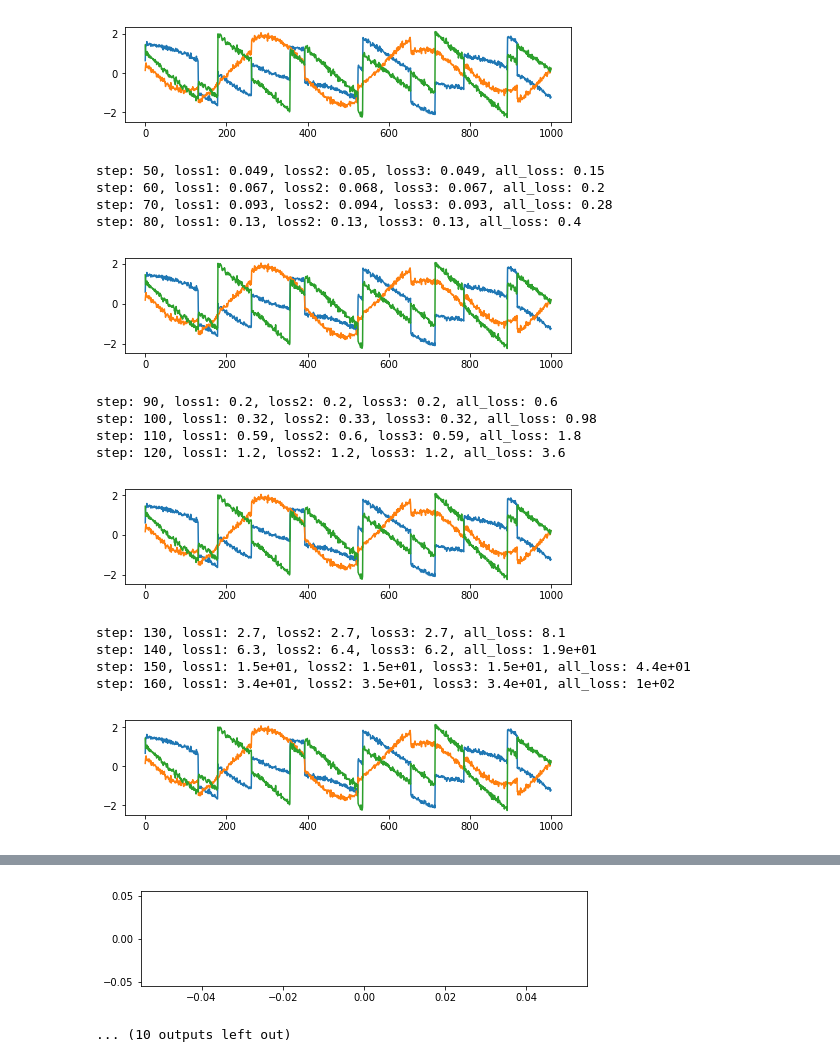
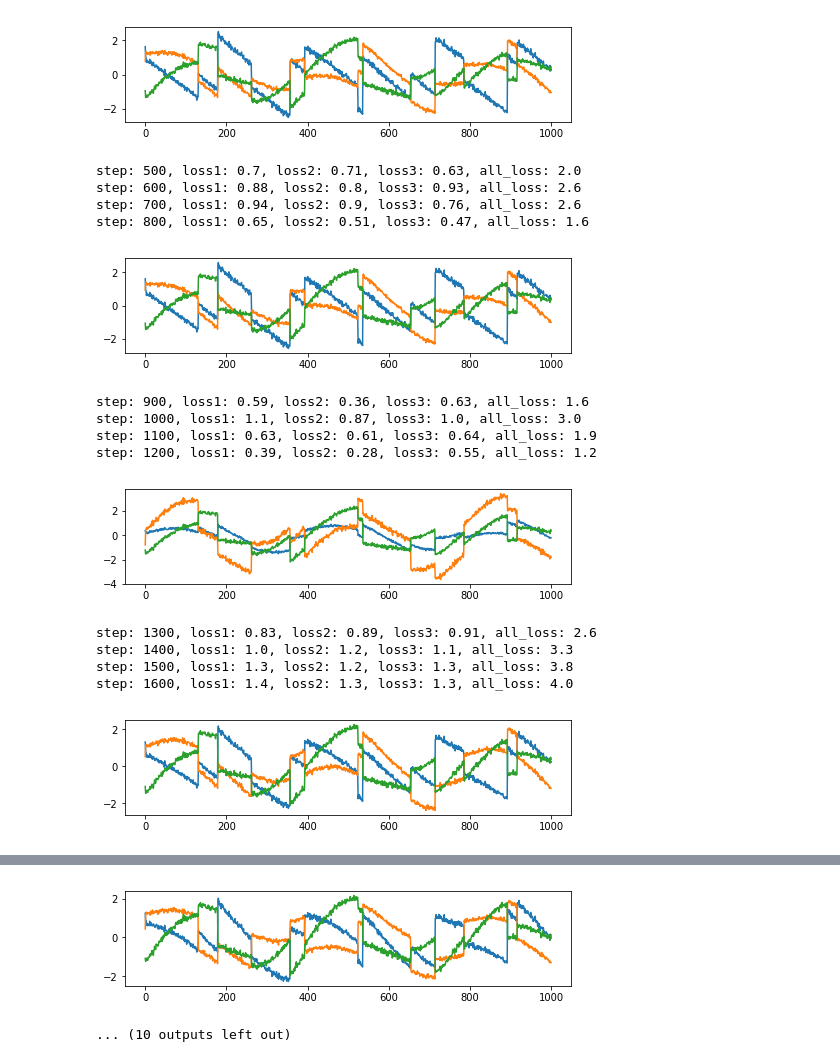
Before and after one commit to wiskott-lab/gradient-based-ica-GrICA, a Jupyter notebook: bss3-regularization-merge.ipynb, the cells around one changed output, grey strips where cells are left out. Drawn from its saved outputs; the diff is of its cells as text; code cells hidden in the pictures.

```diff
--- a/bss3-regularization-merge.ipynb
+++ b/bss3-regularization-merge.ipynb
@@ -10,17 +10,16 @@ n_out = 3
 # %%
 N = 1000
 
-encoding_x = tf.placeholder("float", [N,3])
-
+encoding_x = tf.placeholder("float", [N, n_out])
 with tf.name_scope("encoder"):
     dense0 = tf.keras.layers.Dense(n_out)(encoding_x)
 encoder_var_list = tf.get_collection(tf.GraphKeys.GLOBAL_VARIABLES, scope='encoder')
 
 dense = alt_power_whitening(dense0, n_out, 50)[0]
 # %%
-n_hidden = 32
+n_hidden = 64
 
-y1, y2, y3 = tf.split(dense, n_out, axis=1)
+y1, y2, y3 = tf.split(dense, 3, axis=1)
 # %%
 x1 = tf.concat([y2, y3], axis=1)
 y_1 = permute_y(y1, N)
@@ -86,41 +81,18 @@ encoder_lr = 0.005
 
 train_encoders = tf.train.AdamOptimizer(encoder_lr).minimize(total_encoder_loss, var_list=encoder_var_list)
 
-regularizer = tf.contrib.layers.l2_regularizer(scale=0.1)
+regularizer = tf.contrib.layers.l2_regularizer(scale=0.001)
 
 for var in estimator_var_list:
     tf.add_to_collection(tf.GraphKeys.REGULARIZATION_LOSSES, var)
 reg_variables = tf.get_collection(tf.GraphKeys.REGULARIZATION_LOSSES)
 reg_term = tf.contrib.layers.apply_regularization(regularizer, reg_variables)
 estimator_loss += reg_term
-train_estimators =  tf.contrib.opt.NadamOptimizer(0.0005).minimize(estimator_loss, var_list=estimator_var_list)
+train_estimators =  tf.contrib.opt.NadamOptimizer(0.005).minimize(estimator_loss, var_list=estimator_var_list)
 # %%
 %matplotlib inline
-import matplotlib.pyplot as plt
-import numpy as np
-from sklearn.decomposition import FastICA
-from scipy import signal
 
-time = np.linspace(0, 8, N)
-
-s1 = np.sin(2 * time)                       # Signal 1 : sinusoidal signal
-s2 = np.sign(np.sin(3 * time))              # Signal 2 : square signal
-s3 = signal.sawtooth(1.4 * np.pi * time)    # Signal 3 : saw tooth signal
-
-S = np.c_[s1, s2, s3]
-S += 0.05 * np.random.normal(size=S.shape)  # Add noise
-
-S /= S.std(axis=0)  # Standardize data
-# Mix data
-A = np.array([[1  , 1, 1],
-              [0.5, 2, 1.0],
-              [1.5, 1.0, 2.0]])  # Mixing matrixX = np.dot(S, A.T)  # Generate observations
-X = np.dot(S, A.T)  # Generate observations
-
-# Solve the task with FastICA
-ica = FastICA(n_components=3)
-S_ = ica.fit_transform(X)  # Reconstruct signals
-
+X, ica, S, S_ = bss3_experiment(N)
 
 models = [X, S, S_]
 names = ['Observations (mixed signal)', 'True Sources', 'ICA features']
@@ -139,20 +109,21 @@ shuffled_x = np.array(X)
 # %%
 from random import shuffle
+shuffled_x = np.array(X)
 init = tf.global_variables_initializer()
 with tf.Session() as sess:
     sess.run(init)
     for i in range(4001):
         np.random.shuffle(shuffled_x)
         current_loss1, current_loss2, current_loss3, _ = sess.run([loss1,
-                                                    loss2, loss3, train_estimators], feed_dict={encoding_x:shuffled_x})
+                                                    loss2, loss3, train_estimators], feed_dict={encoding_x:X})
 
         if i % 7   is 0:
-            _ = sess.run(train_encoders, feed_dict={encoding_x:shuffled_x})
+            _ = sess.run(train_encoders, feed_dict={encoding_x:X})
 
-        if i % 10 is 0:
+        if i % 100 is 0:
             print("step: {}, loss1: {:.2}, loss2: {:.2}, loss3: {:.2}, all_loss: {:.2}".format(i,
                                 current_loss1, current_loss2, current_loss3, current_loss1+current_loss2+current_loss3))
-        if i % 40 is 0:
+        if i % 400 is 0:
             plt.figure(figsize=(8, 8))
             plt.subplot(4, 1, 1)
             encoding = sess.run(dense, feed_dict={encoding_x:X})
@@ -168,16 +139,16 @@ step: 40, loss1: 0.035, loss2: 0.035, loss3: 0.035, all_loss: 0.11
-[figure, old version]
+[figure, new version]
-step: 50, loss1: 0.049, loss2: 0.05, loss3: 0.049, all_loss: 0.15
-step: 60, loss1: 0.067, loss2: 0.068, loss3: 0.067, all_loss: 0.2
-step: 70, loss1: 0.093, loss2: 0.094, loss3: 0.093, all_loss: 0.28
-step: 80, loss1: 0.13, loss2: 0.13, loss3: 0.13, all_loss: 0.4
+step: 500, loss1: 0.7, loss2: 0.71, loss3: 0.63, all_loss: 2.0
+step: 600, loss1: 0.88, loss2: 0.8, loss3: 0.93, all_loss: 2.6
+step: 700, loss1: 0.94, loss2: 0.9, loss3: 0.76, all_loss: 2.6
+step: 800, loss1: 0.65, loss2: 0.51, loss3: 0.47, all_loss: 1.6
-[figure, old version]
+[figure, new version]
-step: 90, loss1: 0.2, loss2: 0.2, loss3: 0.2, all_loss: 0.6
-step: 100, loss1: 0.32, loss2: 0.33, loss3: 0.32, all_loss: 0.98
-step: 110, loss1: 0.59, loss2: 0.6, loss3: 0.59, all_loss: 1.8
-step: 120, loss1: 1.2, loss2: 1.2, loss3: 1.2, all_loss: 3.6
+step: 900, loss1: 0.59, loss2: 0.36, loss3: 0.63, all_loss: 1.6
+step: 1000, loss1: 1.1, loss2: 0.87, loss3: 1.0, all_loss: 3.0
+step: 1100, loss1: 0.63, loss2: 0.61, loss3: 0.64, all_loss: 1.9
+step: 1200, loss1: 0.39, loss2: 0.28, loss3: 0.55, all_loss: 1.2
-[figure, old version]
+[figure, new version]
-step: 130, loss1: 2.7, loss2: 2.7, loss3: 2.7, all_loss: 8.1
-step: 140, loss1: 6.3, loss2: 6.4, loss3: 6.2, all_loss: 1.9e+01
-step: 150, loss1: 1.5e+01, loss2: 1.5e+01, loss3: 1.5e+01, all_loss: 4.4e+01
-step: 160, loss1: 3.4e+01, loss2: 3.5e+01, loss3: 3.4e+01, all_loss: 1e+02
+step: 1300, loss1: 0.83, loss2: 0.89, loss3: 0.91, all_loss: 2.6
+step: 1400, loss1: 1.0, loss2: 1.2, loss3: 1.1, all_loss: 3.3
+step: 1500, loss1: 1.3, loss2: 1.2, loss3: 1.3, all_loss: 3.8
+step: 1600, loss1: 1.4, loss2: 1.3, loss3: 1.3, all_loss: 4.0
-[figure, old version]
+[figure, new version]
@@ -188,2 +159,2 @@ step: 200, loss1: nan, loss2: nan, loss3: nan, all_loss: nan
-[figure, old version]
+[figure, new version]
 ... (10 outputs left out)
```
Also changed, not shown: parts of 4 cells of this notebook.
